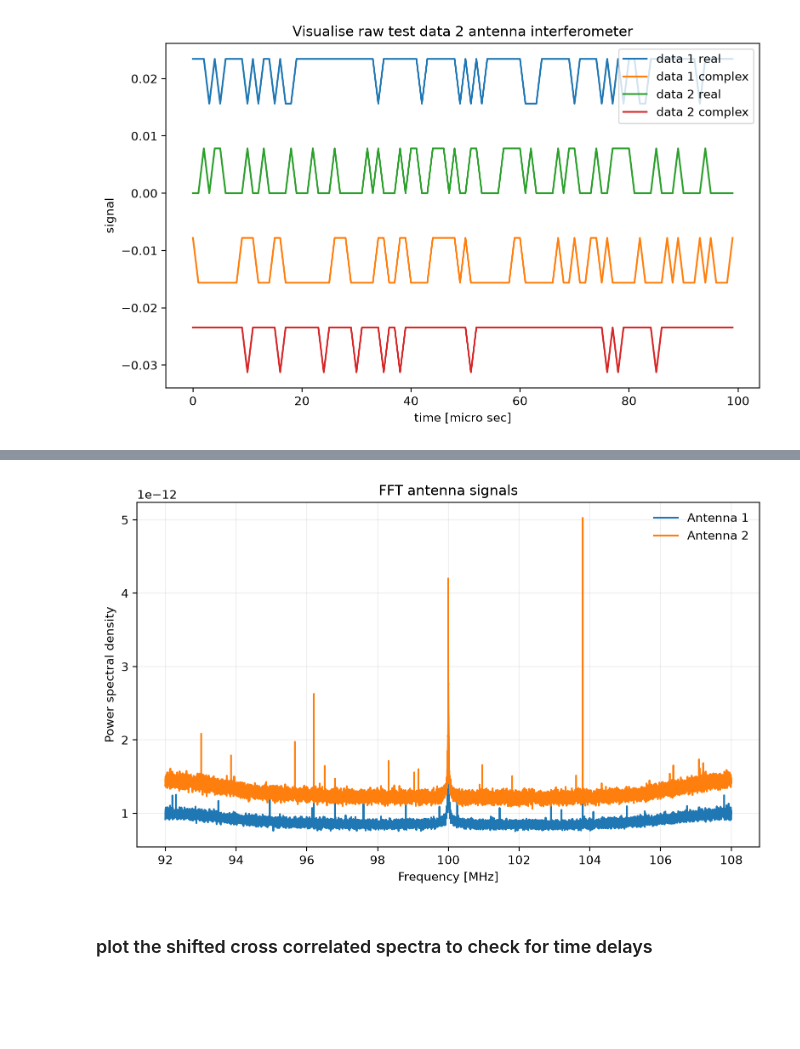
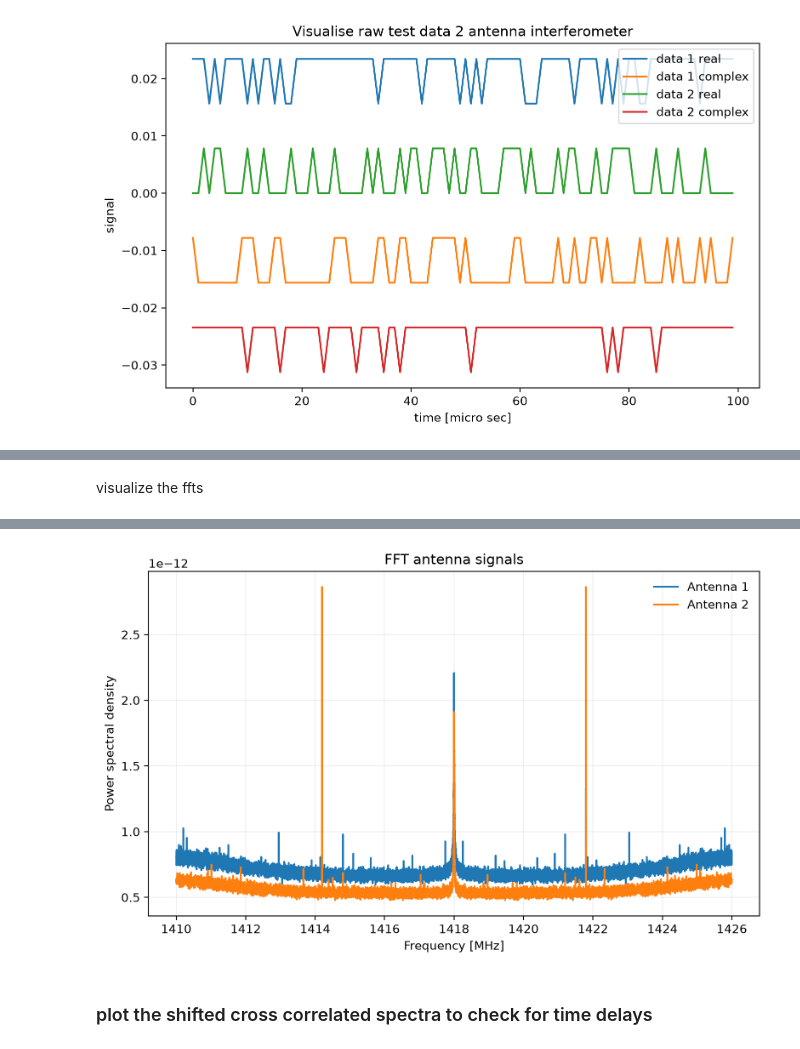
Before and after one commit to Yang-Taotao/strw-ra-interferometer, a Jupyter notebook: int_design.ipynb, the cells around one changed output, grey strips where cells are left out. Cells and saved outputs as stored; diff of their text form; code cells hidden in the pictures; blank space fills up the shorter version.

```diff
--- a/int_design.ipynb
+++ b/int_design.ipynb
@@ -95,0 +170,5 @@ Data for 2 antennas extracted.
+# %%
+CWD = os.getcwd()
+OBS_FOLDER = os.path.join(CWD, 'observations')
+
+files = glob.glob(os.path.join(OBS_FOLDER, FOLDER_NOMENCLATURE, FILE_NOMENCLATURE))
@@ -112,0 +241,15 @@ plt.show()
+# %%
+subband = (nbins // 2) + SUBBANDS_OFFSET # look at an offset of subbands after the center
+
+window = blackmanharris(nbins)
+freq = np.zeros(truncation_index)
+fft_data = np.zeros((len(obs_times), num_antennas, nbins), dtype='complex64')
+
+# Calculate FFTs
+for k in track(range(len(obs_times)), description='Iterating through observations'):
+    for i in track(range(num_antennas), description="Computing FFTs for each antenna"):
+        df = data_array[k, i, :]
+        df = df - np.mean(df) # Remove DC offset
+        frequency, fft_output = welch(df, fs=samp_rate, window=window, nperseg=nbins, return_onesided=False)
+        freq = np.fft.fftshift(frequency) + central_freq.to(u.Hz)
+        fft_data[k, i] = np.fft.fftshift(fft_output)
@@ -113,24 +262,11 @@ plt.show()
+# %% [markdown]
+visualize the ffts
 # %%
-# Generate ACM
-acm = np.zeros((num_antennas, num_antennas), dtype='complex64')
-subband = (nbins // 2) + 430 # look at subband 430
-window = blackmanharris(nbins)
-freq = np.zeros(len(raw_data))
-fft_data = np.zeros((num_antennas, nbins), dtype='complex64')
-
-# Calculate FFTs
-for i in track(range(2), description="Computing FFTs"):
-    df = raw_data[i]
-    df = df - np.mean(df) # Remove offset
-    frequency, fft_output = welch(df, fs=samp_rate, window=window, nperseg=nbins)
-    freq = np.fft.fftshift(frequency) + central_freq.to(u.Hz).value
-    fft_data[i] = np.fft.fftshift(fft_output)
-
 # Plot FFT
 fig, ax = plt.subplots(figsize=(8, 5))
 ax.set_title('FFT antenna signals')
-ax.plot(freq / 1e6, fft_data[0], label='Antenna 1')
-ax.plot(freq / 1e6, fft_data[1], label='Antenna 2')
+ax.plot(freq / 1e6, fft_data[0, 0], label='Antenna 1')
+ax.plot(freq / 1e6, fft_data[0, 1], label='Antenna 2')
 ax.set_xlabel('Frequency [MHz]')
 ax.set_ylabel('Power spectral density')
 ax.grid(alpha=0.2)
@@ -143,4 +277,4 @@ plt.show()
-[figure, old version]
+[figure, new version]
 # %% [markdown]
 ### plot the shifted cross correlated spectra to check for time delays
 # %%
```
Also changed, not shown: parts of 33 cells of this notebook.
